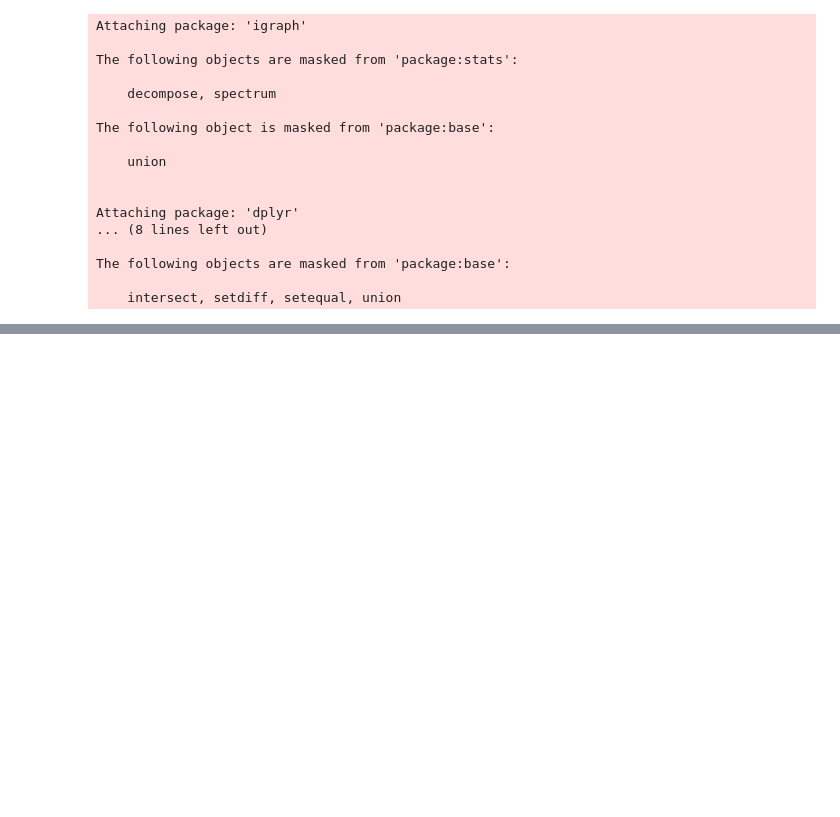
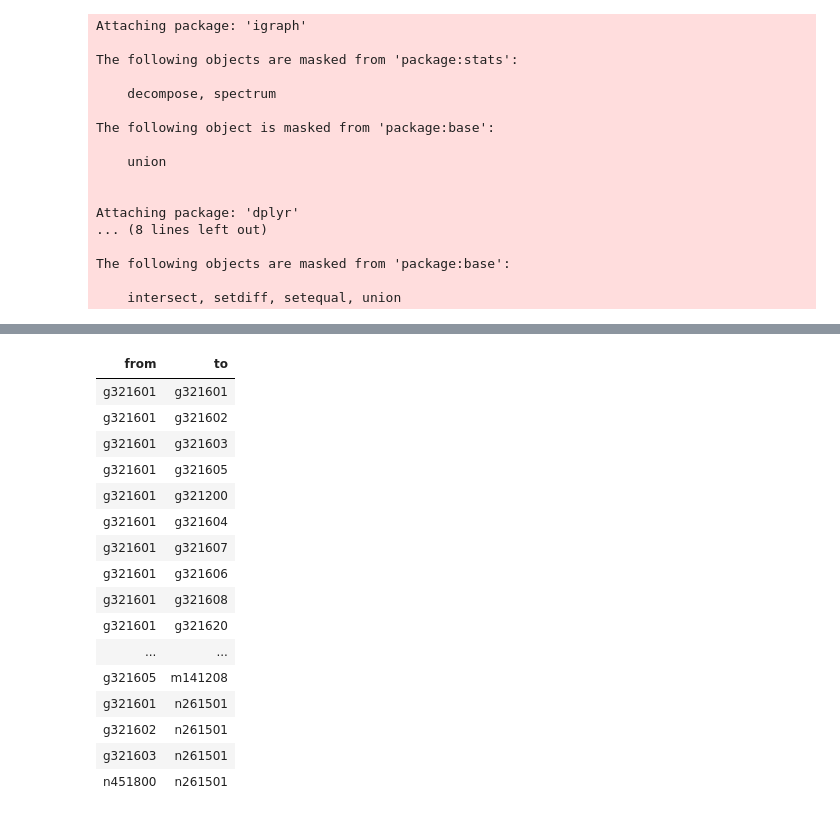
Before and after one commit to wmirecon/Visualizing_Gov_Nets, a Jupyter notebook: shiny/VGN-v2 25aug17/Testing Visualization Code for V2 of the App 25Aug17.ipynb, the cells around one changed output, grey strips where cells are left out. Cells and saved outputs as stored; diff of their text form; code cells hidden in the pictures; blank space fills up the shorter version.

```diff
--- a/shiny/VGN-v2 25aug17/Testing Visualization Code for V2 of the App 25Aug17.ipynb
+++ b/shiny/VGN-v2 25aug17/Testing Visualization Code for V2 of the App 25Aug17.ipynb
@@ -114,0 +192,22 @@ nl
+# %%
+links <- data.frame(get.edgelist(net))
+colnames(links) <- c("from", "to")
+links
+# %% [output]
+| from | to |
+| g321601 | g321601 |
+| g321601 | g321602 |
+| g321601 | g321603 |
+| g321601 | g321605 |
+| g321601 | g321200 |
+| g321601 | g321604 |
+| g321601 | g321607 |
+| g321601 | g321606 |
+| g321601 | g321608 |
+| g321601 | g321620 |
+| ... | ... |
+| g321605 | m141208 |
+| g321601 | n261501 |
+| g321602 | n261501 |
+| g321603 | n261501 |
+| n451800 | n261501 |
```
Also changed, not shown: parts of 14 cells of this notebook, 5 other files.
